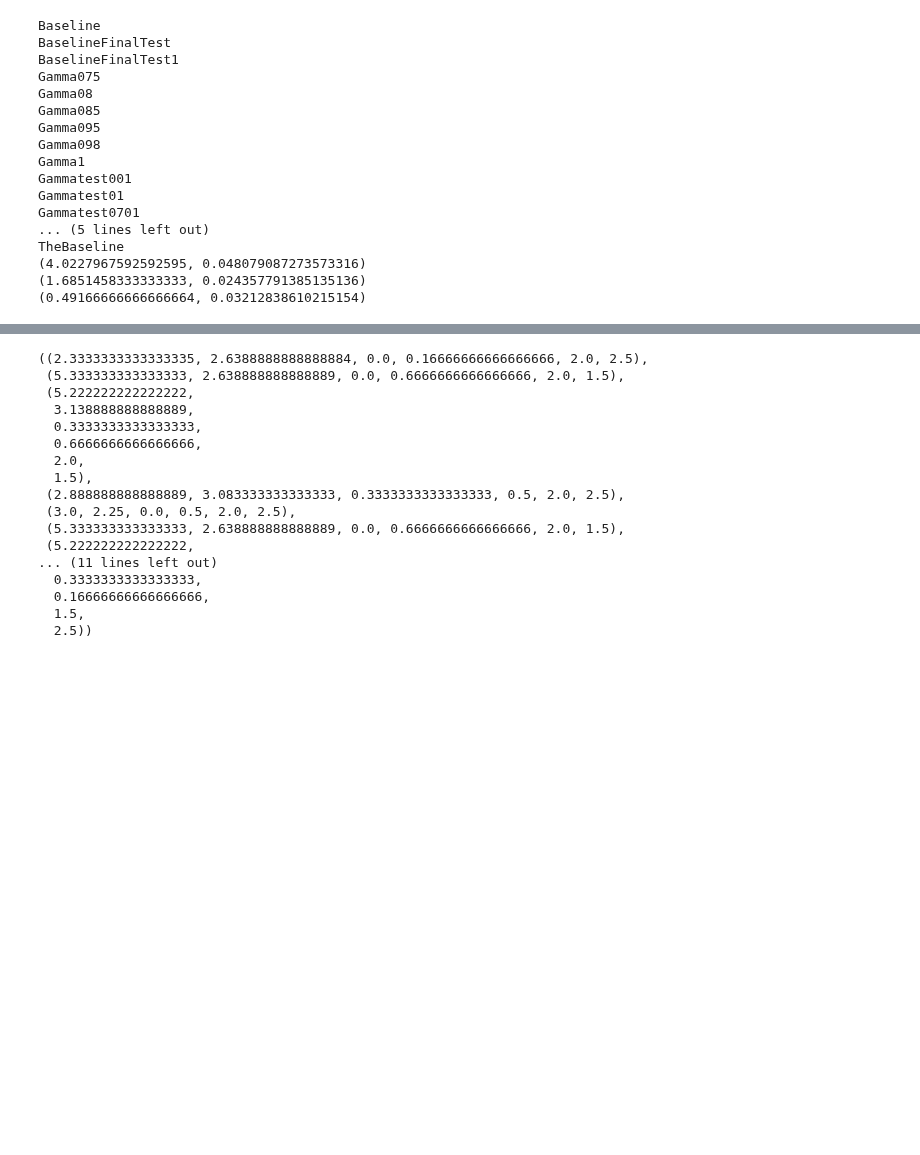
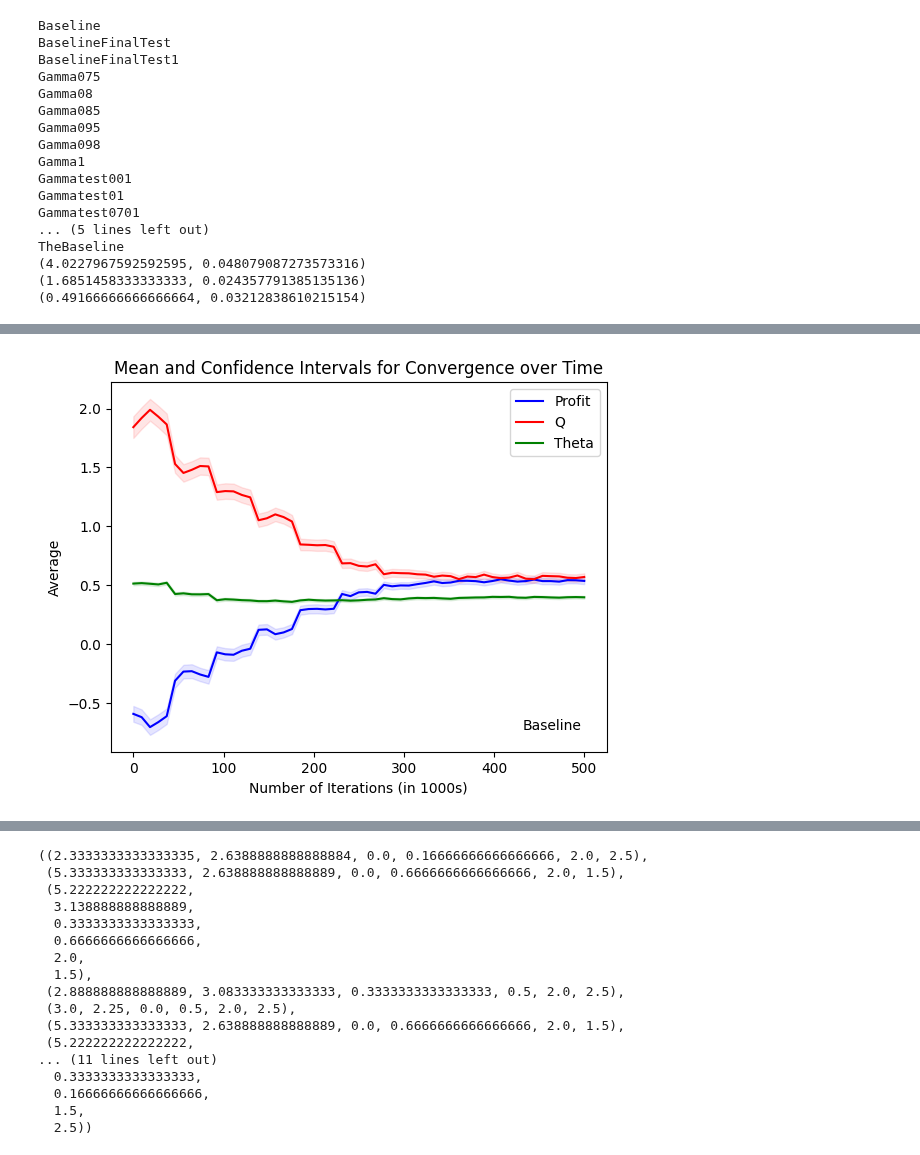
Before and after one commit to WouterBant/Algorithmic-Collusion-an-Experimental-Study, a Jupyter notebook: src/runs/other.ipynb, the cells around one changed output, grey strips where cells are left out. Cells and saved outputs as stored; diff of their text form; code cells hidden in the pictures; blank space fills up the shorter version.

```diff
--- a/src/runs/other.ipynb
+++ b/src/runs/other.ipynb
@@ -183,0 +177,82 @@ ValueError: Invalid group (or file) id (invalid group (or file) ID)
+# %%
+from matplotlib import pyplot as plt
+import numpy as np
+
+current_dir = os.getcwd()
+file_path = os.path.join(current_dir, '..', '..', 'data', 'simulation_data.h5')
+
+file = h5py.File(file_path, 'r')
+
+group = file['TheBaseline']
+
+pi1_L = group['pi1_L'][:]; pi2_L = group['pi2_L'][:]
+theta1_L = group['theta1_L'][:]; theta2_L = group['theta2_L'][:]
+q1_L = group['q1_L'][:]; q2_L = group['q2_L'][:]
+pi1_t = group['pi1_t'][:]; pi2_t = group['pi2_t'][:]
+theta1_t = group['theta1_t'][:]; theta2_t = group['theta2_t'][:]
+q1_t = group['q1_t'][:]; q2_t = group['q2_t'][:]
+
+
+file.close()
+
+# Example profit (1000 by 55 array)
+profit = np.vstack((pi1_t, pi2_t))
+profit = (profit - 3) / (4.5 - 3)
+
+# Compute the mean and standard deviation along axis 0 for profit
+mean_profit = np.mean(profit, axis=0)
+std_profit = np.std(profit, axis=0)
+
+# Calculate the confidence interval for profit
+confidence_interval_profit = 1.96 * std_profit / np.sqrt(2000)
+
+# Example q (1000 by 55 array)
+q = np.vstack((q1_t, q2_t))
+q = (q - 1.5) / (2 - 1.5)
+
+# Compute the mean and standard deviation along axis 0 for q
+mean_q = np.mean(q, axis=0)
+std_q = np.std(q, axis=0)
+
+# Calculate the confidence interval for q
+confidence_interval_q = 1.96 * std_q / np.sqrt(2000)
+
+# Example theta (1000 by 55 array)
+theta = np.vstack((theta1_t, theta2_t))
+theta = (theta - 0) / (1- 0)
+
+# Compute the mean and standard deviation along axis 0 for theta
+mean_theta = np.mean(theta, axis=0)
+std_theta = np.std(theta, axis=0)
+
+# Calculate the confidence interval for theta
+confidence_interval_theta = 1.96 * std_theta / np.sqrt(2000)
+
+# Plotting the mean with confidence intervals
+x = np.linspace(0, 500000, 55) / 1000  # x-axis values
+fig, ax = plt.subplots()
+
+# Plotting the mean values for profit
+ax.plot(x, mean_profit, color='b', label='Profit')
+ax.fill_between(x, mean_profit - confidence_interval_profit, mean_profit + confidence_interval_profit,
+                color='b', alpha=0.1)
+
+# Plotting the mean values for q
+ax.plot(x, mean_q, color='r', label='Q')
+ax.fill_between(x, mean_q - confidence_interval_q, mean_q + confidence_interval_q,
+                color='r', alpha=0.1)
+
+# Plotting the mean values for theta
+ax.plot(x, mean_theta, color='g', label='Theta')
+ax.fill_between(x, mean_theta - confidence_interval_theta, mean_theta + confidence_interval_theta,
+                color='g', alpha=0.1)
+
+plt.xlabel('Number of Iterations (in 1000s)')
+plt.ylabel('Average')
+plt.title('Mean and Confidence Intervals for Convergence over Time')
+text = 'Baseline'
+plt.annotate(text, xy=(0.95, 0.05), xycoords='axes fraction', ha='right', va='bottom')
+plt.legend()
+plt.show()
+# %% [output]
+[figure, added]
```
Also changed, not shown: parts of 3 cells of this notebook.
